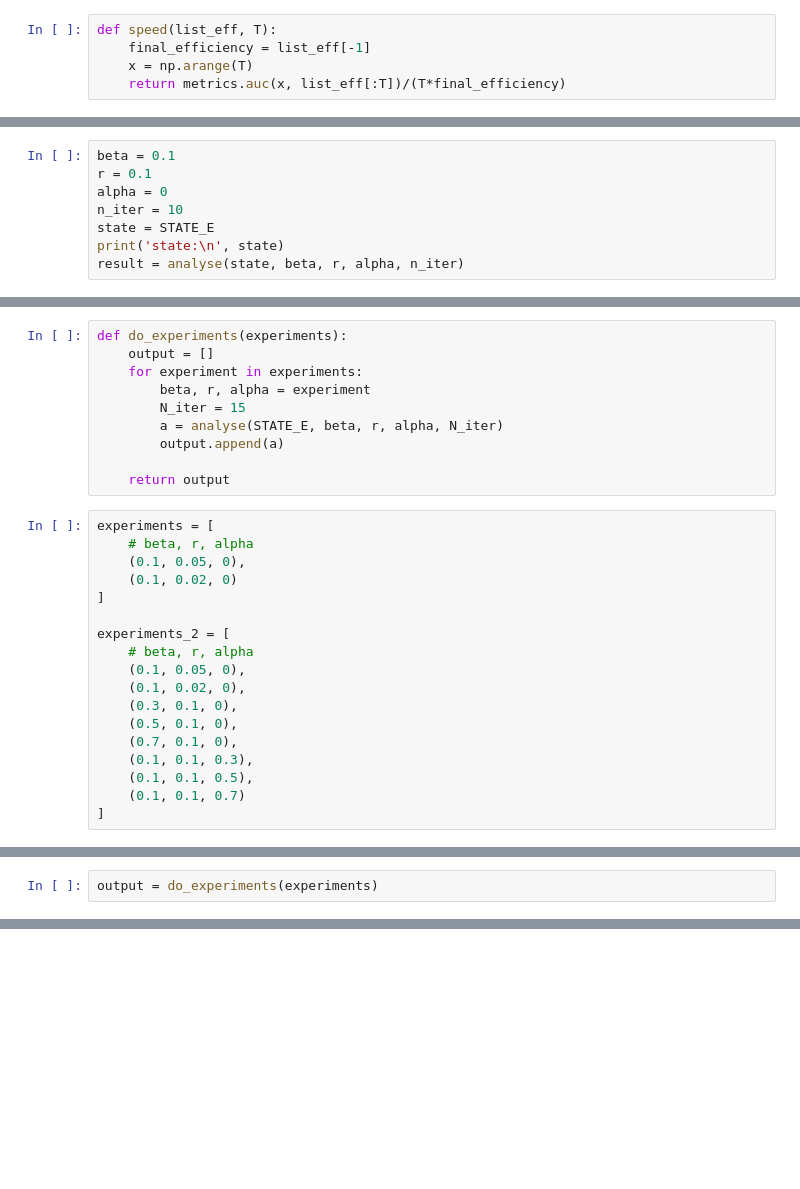
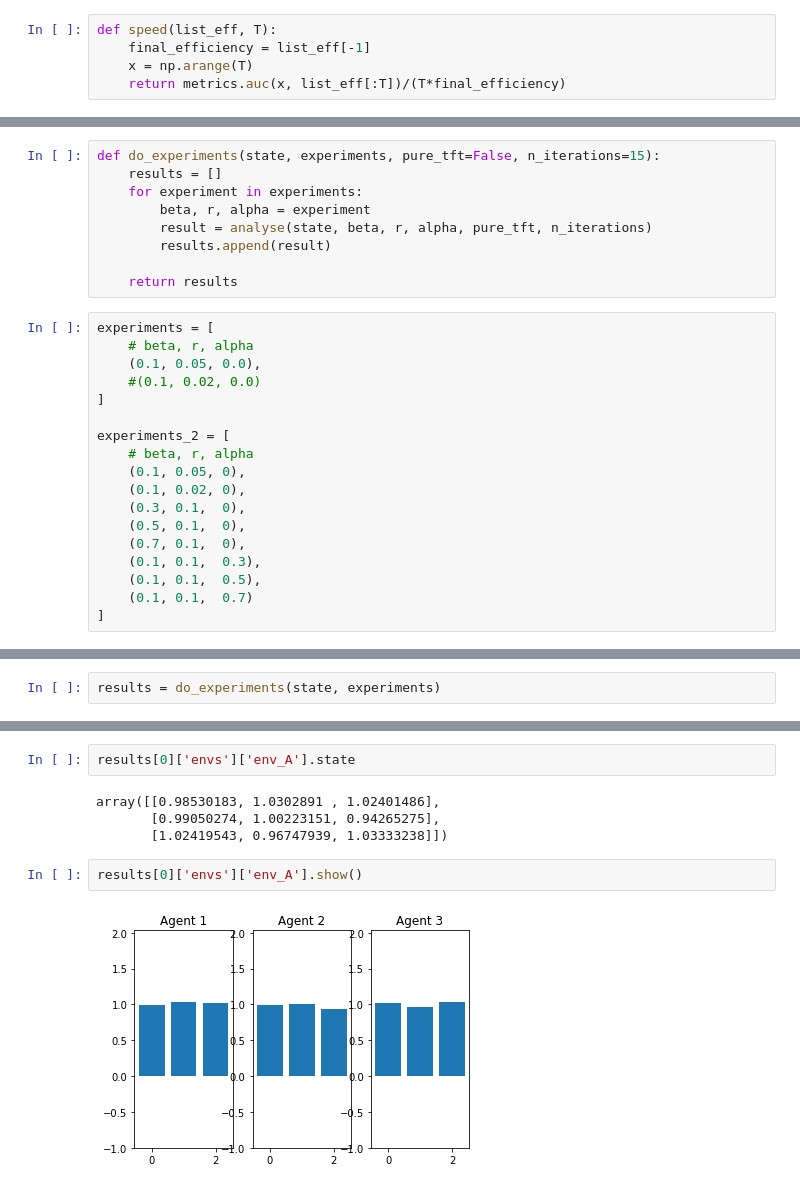
Before and after one commit to tlgleo/sharing_resources, a Jupyter notebook: sharing_resources.ipynb, the cells around one changed output, grey strips where cells are left out. Drawn from its saved outputs; the diff is of its cells as text; blank space fills up the shorter version.

Commit message:
Refactoring + Pure TFT

```diff
--- a/sharing_resources.ipynb
+++ b/sharing_resources.ipynb
@@ -645,8 +701,0 @@ def analyse(state, beta, r, alpha, N_iter=10):
-# %%
-beta = 0.1
-r = 0.1
-alpha = 0
-n_iter = 10
-state = STATE_E
-print('state:\n', state)
-result = analyse(state, beta, r, alpha, n_iter)
@@ -723,28 +702,27 @@ affiche(env_D, 'One_egoist', 2, 4, -0.1, 1)
 # %%
-def do_experiments(experiments):
-    output = []
+def do_experiments(state, experiments, pure_tft=False, n_iterations=15):
+    results = []
     for experiment in experiments:
         beta, r, alpha = experiment
-        N_iter = 15
-        a = analyse(STATE_E, beta, r, alpha, N_iter)
-        output.append(a)
+        result = analyse(state, beta, r, alpha, pure_tft, n_iterations)
+        results.append(result)
 
-    return output
+    return results
 # %%
 experiments = [
     # beta, r, alpha
-    (0.1, 0.05, 0),
-    (0.1, 0.02, 0)
+    (0.1, 0.05, 0.0),
+    #(0.1, 0.02, 0.0)
 ]
 
 experiments_2 = [
     # beta, r, alpha
     (0.1, 0.05, 0),
     (0.1, 0.02, 0),
-    (0.3, 0.1, 0),
-    (0.5, 0.1, 0),
-    (0.7, 0.1, 0),
-    (0.1, 0.1, 0.3),
-    (0.1, 0.1, 0.5),
-    (0.1, 0.1, 0.7)
+    (0.3, 0.1,  0),
+    (0.5, 0.1,  0),
+    (0.7, 0.1,  0),
+    (0.1, 0.1,  0.3),
+    (0.1, 0.1,  0.5),
+    (0.1, 0.1,  0.7)
 ]
@@ -751,3 +731,3 @@ experiments_2 = [
 # %%
-output = do_experiments(experiments)
+results = do_experiments(state, experiments)
 # %% [output]
@@ -805,0 +787,10 @@ for x in output:
+# %%
+results[0]['envs']['env_A'].state
+# %% [output]
+array([[0.98530183, 1.0302891 , 1.02401486],
+       [0.99050274, 1.00223151, 0.94265275],
+       [1.02419543, 0.96747939, 1.03333238]])
+# %%
+results[0]['envs']['env_A'].show()
+# %% [output]
+[figure, added]
```
Also changed, not shown: parts of 35 cells of this notebook.
